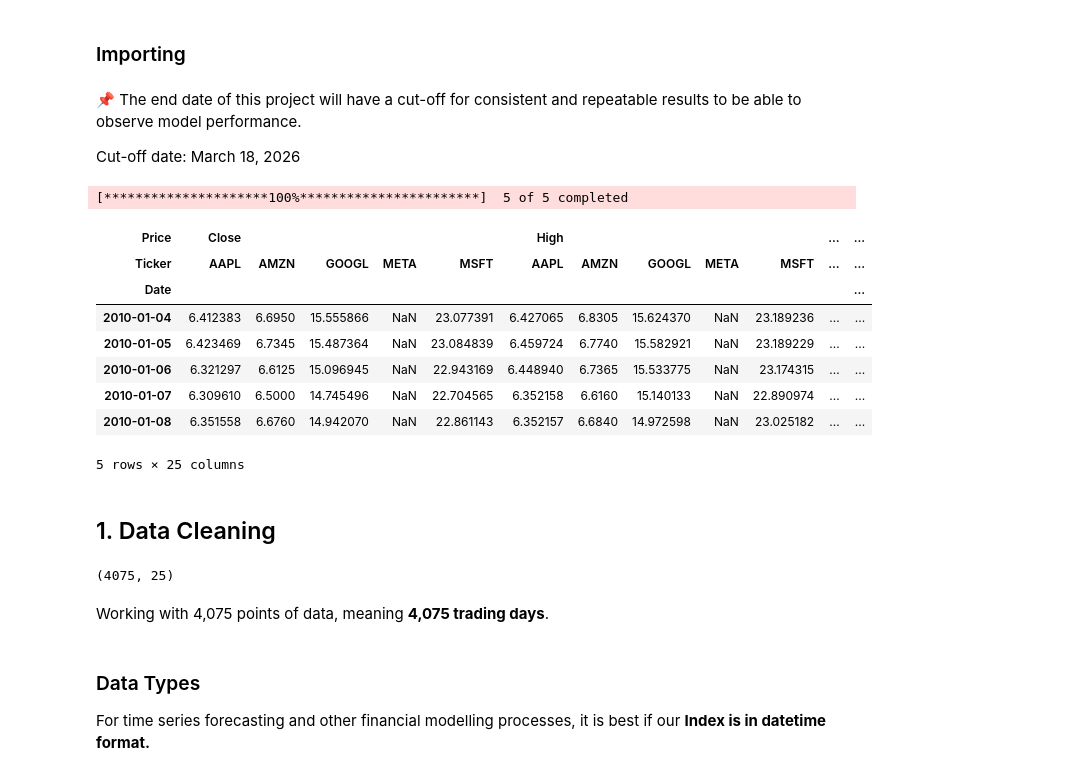
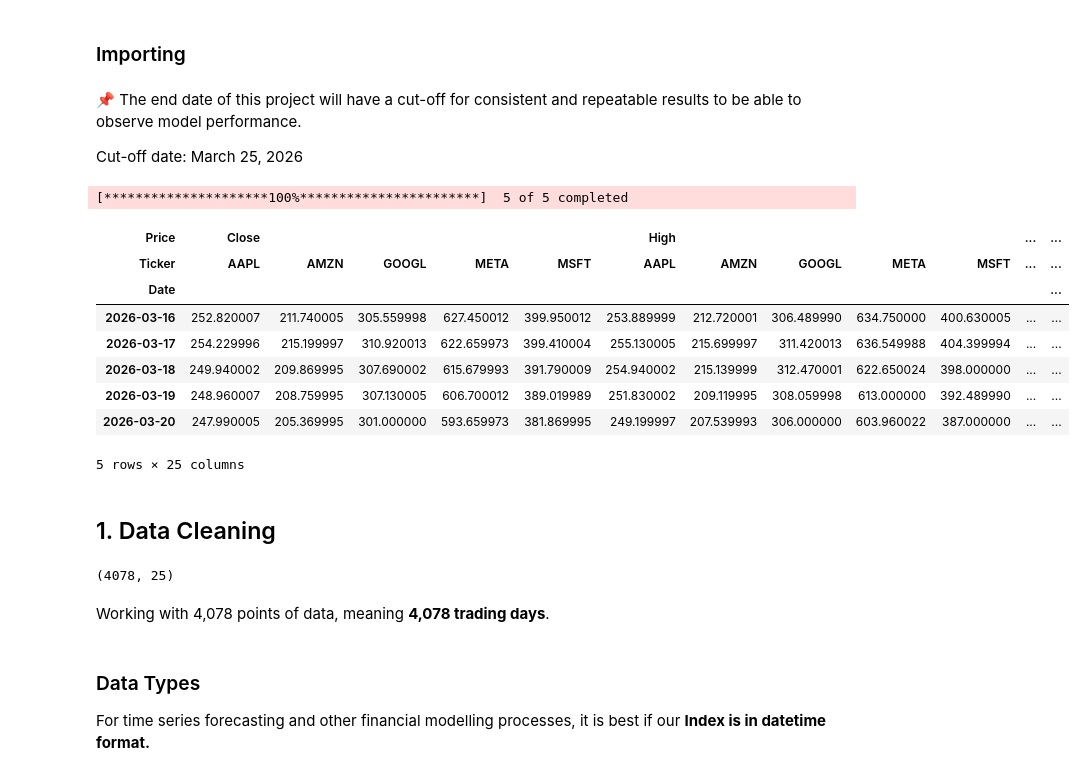
Before and after one commit to giddygarcia/stock-price-forecasting, a Jupyter notebook: StockPredictions.ipynb, the cells around one changed output. Drawn from its saved outputs; the diff is of its cells as text; code cells hidden in the pictures.

```diff
--- a/StockPredictions.ipynb
+++ b/StockPredictions.ipynb
@@ -67,37 +69,37 @@ sns.set_palette(["green"])
 # %% [markdown]
 📌 The end date of this project will have a cut-off for consistent and repeatable results to be able to observe model performance.
 
-Cut-off date: March 18, 2026
+Cut-off date: March 25, 2026
 # %%
 tickers = ["AAPL", "MSFT", "AMZN", "GOOGL", "META"]
 start_date = "2010-01-01"
-end_date = "2026-03-18"
+end_date = "2026-03-21"
 # %%
 df_import = yf.download(
     tickers, start=start_date, end=end_date, interval="1d", auto_adjust=True
 )
 # df_import.to_csv("dataset/stock_data.csv")
 df = df_import.copy()
-df.head()
+df.tail()
 # %% [output]
 [*********************100%***********************]  5 of 5 completed
 | Price | Close |  |  |  |  | High |  |  |  |  | ... | ... |
 | Ticker | AAPL | AMZN | GOOGL | META | MSFT | AAPL | AMZN | GOOGL | META | MSFT | ... | ... |
 | Date |  |  |  |  |  |  |  |  |  |  |  | ... |
-| 2010-01-04 | 6.412383 | 6.6950 | 15.555866 | NaN | 23.077391 | 6.427065 | 6.8305 | 15.624370 | NaN | 23.189236 | ... | ... |
-| 2010-01-05 | 6.423469 | 6.7345 | 15.487364 | NaN | 23.084839 | 6.459724 | 6.7740 | 15.582921 | NaN | 23.189229 | ... | ... |
-| 2010-01-06 | 6.321297 | 6.6125 | 15.096945 | NaN | 22.943169 | 6.448940 | 6.7365 | 15.533775 | NaN | 23.174315 | ... | ... |
-| 2010-01-07 | 6.309610 | 6.5000 | 14.745496 | NaN | 22.704565 | 6.352158 | 6.6160 | 15.140133 | NaN | 22.890974 | ... | ... |
-| 2010-01-08 | 6.351558 | 6.6760 | 14.942070 | NaN | 22.861143 | 6.352157 | 6.6840 | 14.972598 | NaN | 23.025182 | ... | ... |
+| 2026-03-16 | 252.820007 | 211.740005 | 305.559998 | 627.450012 | 399.950012 | 253.889999 | 212.720001 | 306.489990 | 634.750000 | 400.630005 | ... | ... |
+| 2026-03-17 | 254.229996 | 215.199997 | 310.920013 | 622.659973 | 399.410004 | 255.130005 | 215.699997 | 311.420013 | 636.549988 | 404.399994 | ... | ... |
+| 2026-03-18 | 249.940002 | 209.869995 | 307.690002 | 615.679993 | 391.790009 | 254.940002 | 215.139999 | 312.470001 | 622.650024 | 398.000000 | ... | ... |
+| 2026-03-19 | 248.960007 | 208.759995 | 307.130005 | 606.700012 | 389.019989 | 251.830002 | 209.119995 | 308.059998 | 613.000000 | 392.489990 | ... | ... |
+| 2026-03-20 | 247.990005 | 205.369995 | 301.000000 | 593.659973 | 381.869995 | 249.199997 | 207.539993 | 306.000000 | 603.960022 | 387.000000 | ... | ... |
 5 rows × 25 columns
 # %% [markdown]
 ## 1. Data Cleaning
 # %%
 df.shape
 # %% [output]
-(4075, 25)
+(4078, 25)
 # %% [markdown]
-Working with 4,075 points of data, meaning **4,075 trading days**.
+Working with 4,078 points of data, meaning **4,078 trading days**.
 # %% [markdown]
 ### Data Types
 
```
Also changed, not shown: parts of 35 cells of this notebook, 1 other file.
